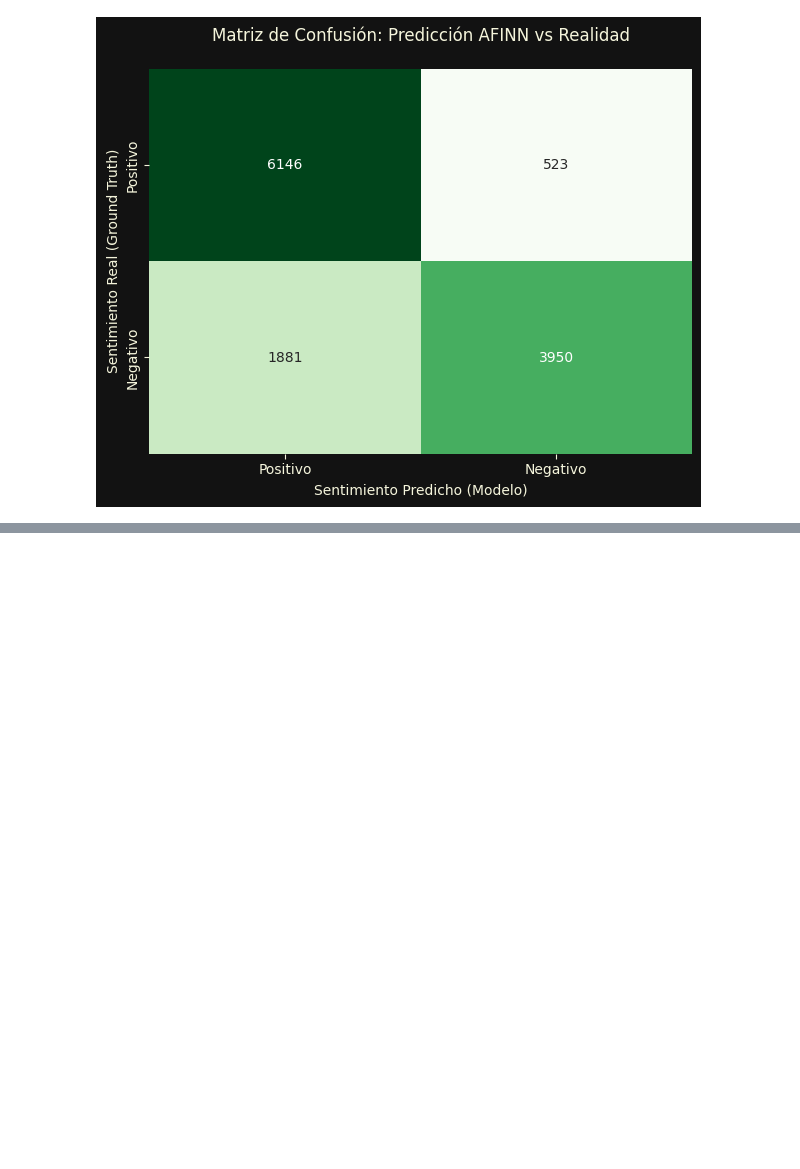
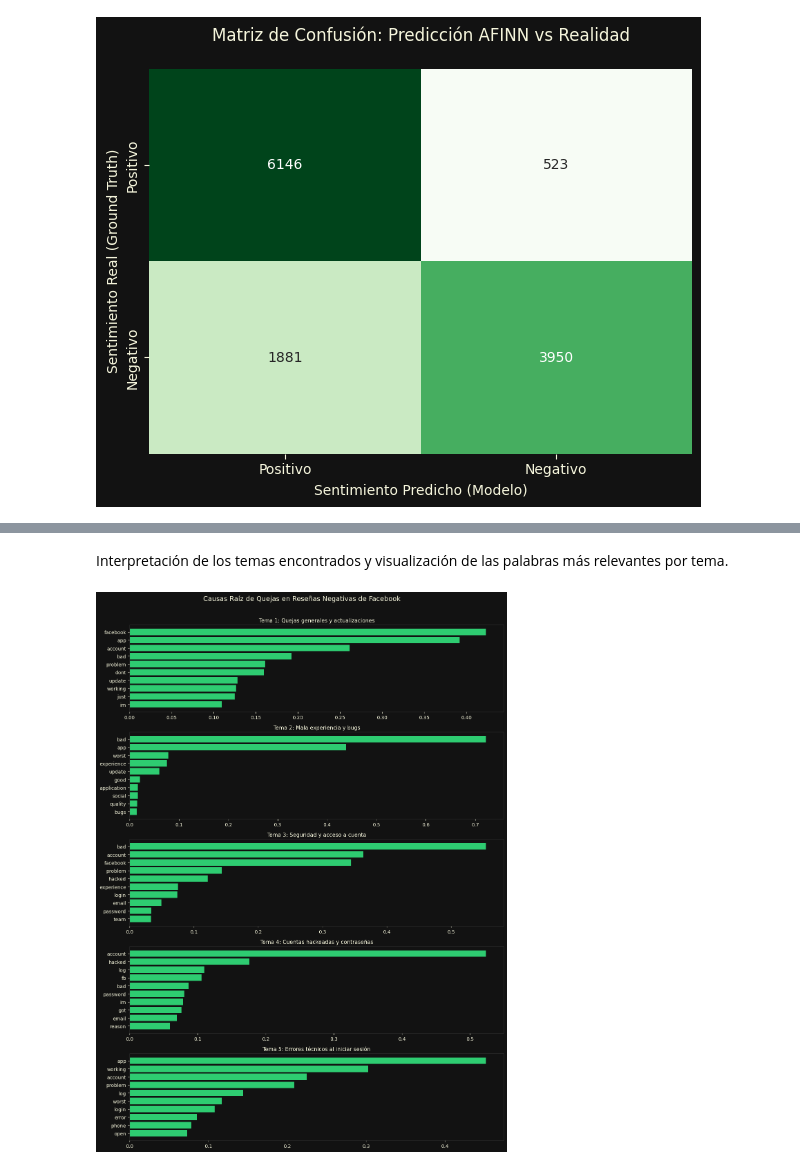
Before and after one commit to IanDiaz05/identificacion_sentimientos, a Jupyter notebook: identificacion_sentimientos-main/main.ipynb, the cells around one changed output, grey strips where cells are left out. Saved outputs shown, nothing was run; the diff lists cells and outputs as text; code cells hidden in the pictures; blank space fills up the shorter version.

```diff
--- a/identificacion_sentimientos-main/main.ipynb
+++ b/identificacion_sentimientos-main/main.ipynb
@@ -179,0 +273,32 @@ df_resultados.head()
+# %% [markdown]
+Interpretación de los temas encontrados y visualización de las palabras más relevantes por tema.
+# %%
+nombres_temas = [
+    "Quejas generales y actualizaciones",
+    "Mala experiencia y bugs",
+    "Seguridad y acceso a cuenta",
+    "Cuentas hackeadas y contraseñas",
+    "Errores técnicos al iniciar sesión"
+]
+
+fig, axes = plt.subplots(NUM_TEMAS, 1, figsize=(12, 16))
+
+for i, (componente, nombre) in enumerate(zip(svd.components_, nombres_temas)):
+    top_idx = componente.argsort()[-10:][::-1]
+    top_palabras = [palabras[j] for j in top_idx]
+    top_valores = [componente[j] for j in top_idx]
+
+    axes[i].barh(top_palabras[::-1], top_valores[::-1], color='#2ecc71')
+    axes[i].set_title(f'Tema {i+1}: {nombre}', color='#f5f5dc', fontsize=11)
+    axes[i].tick_params(colors='#f5f5dc')
+    axes[i].set_facecolor('#121212')
+    for spine in axes[i].spines.values():
+        spine.set_edgecolor('#333333')
+
+fig.patch.set_facecolor('#121212')
+plt.suptitle('Causas Raíz de Quejas en Reseñas Negativas de Facebook',
+             color='#f5f5dc', fontsize=14, y=1.01)
+plt.tight_layout()
+plt.show()
+# %% [output]
+[figure, added]
```
Also changed, not shown: parts of 19 cells of this notebook.
